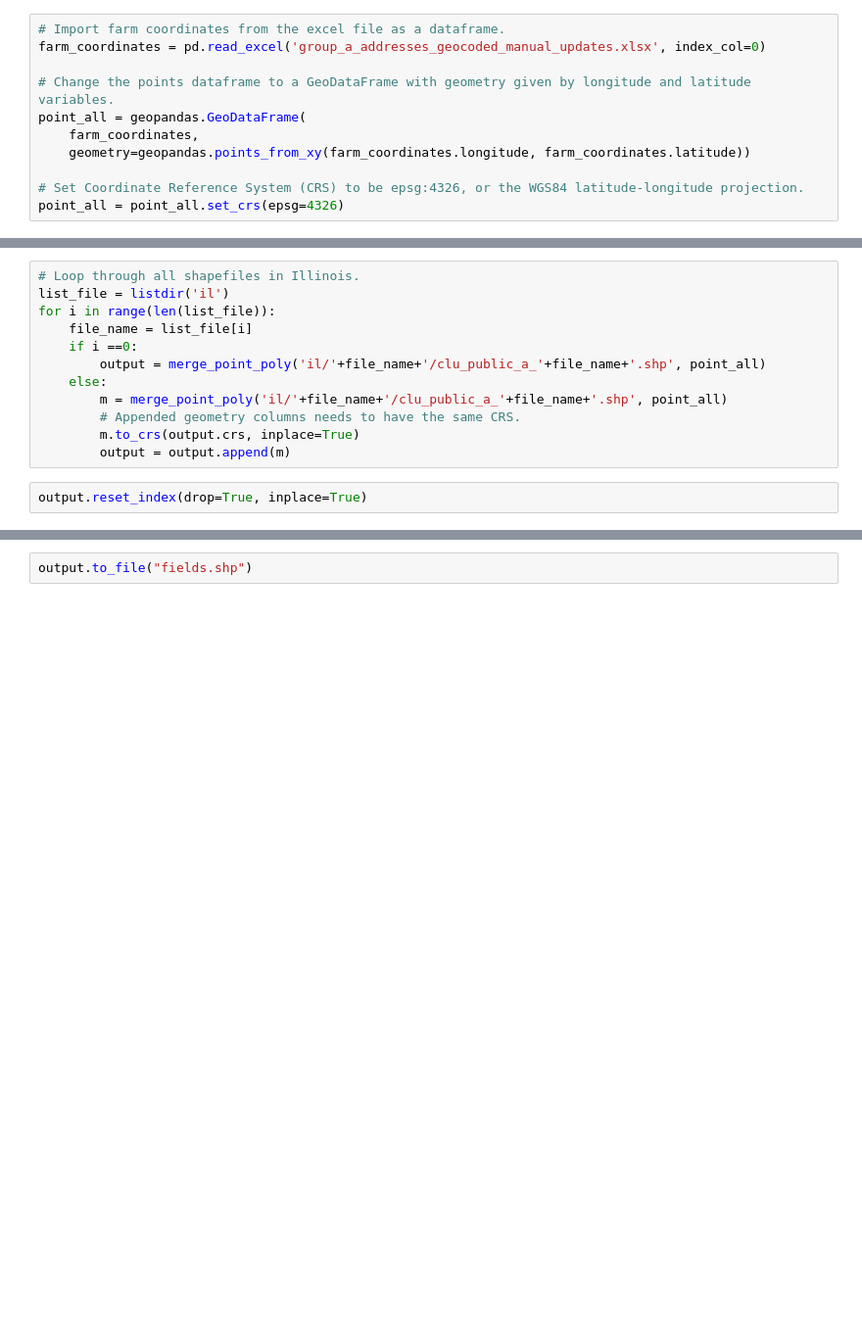
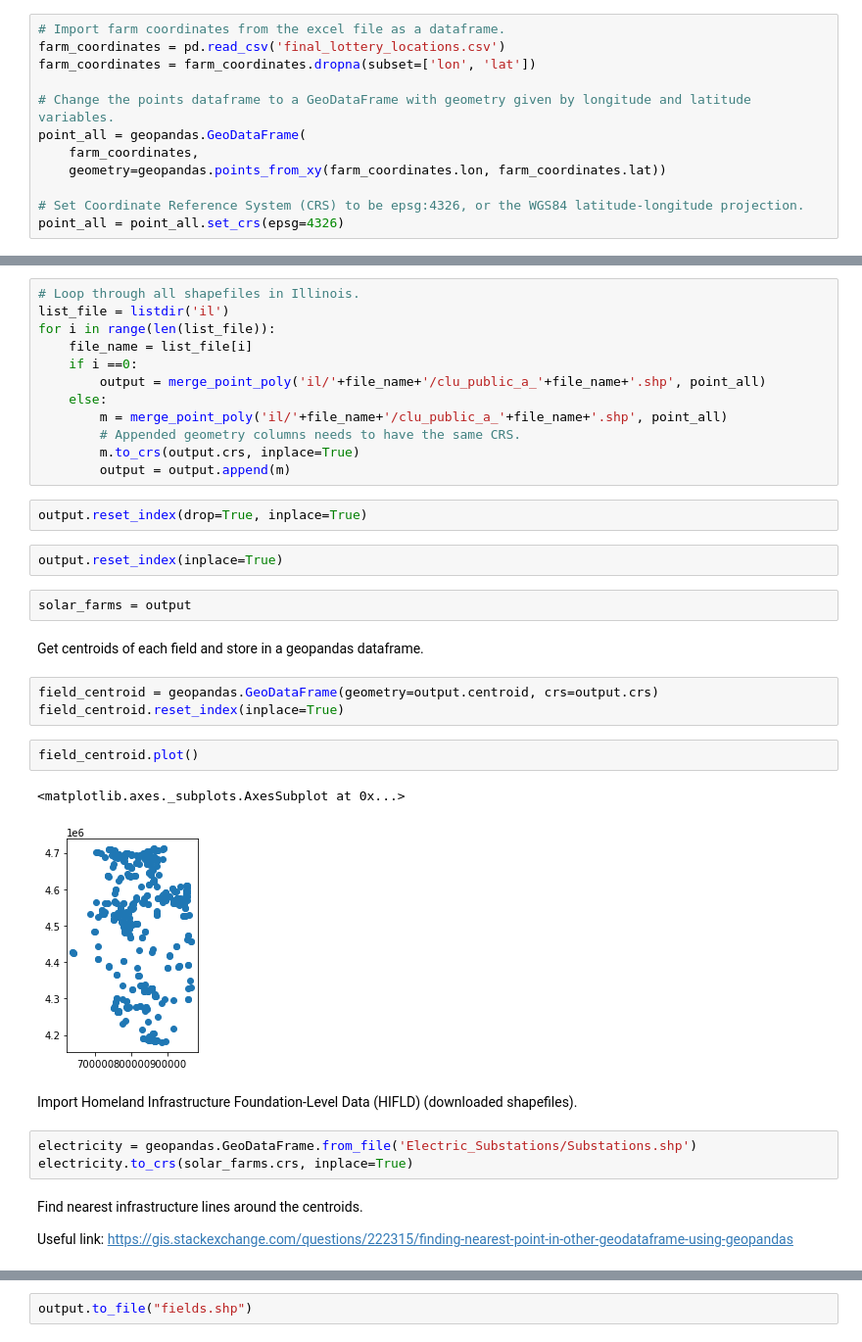
Before and after one commit to sara-johns/solar-farms, a Jupyter notebook: Merge Points with Field Shapefile.ipynb, the cells around one changed output, grey strips where cells are left out. Shown at 98% size. Saved outputs shown, nothing was run; the diff lists cells and outputs as text; blank space fills up the shorter version.

Commit message:
Updated Jupyter Merging Points to Fields
1. Merge points to fields;
2. Find nearest tower and calculate distances;
3. Find all fields within the maximum distance to each tower.

```diff
--- a/Merge Points with Field Shapefile.ipynb
+++ b/Merge Points with Field Shapefile.ipynb
@@ -35,12 +41,13 @@ Notes: If having trouble installing geopandas (/fiona/GDAL), please visit https:
 If there is problem with shapely.geos, first pip uninstall shapely within conda prompt, then conda install shapely.
 # %%
 # Import farm coordinates from the excel file as a dataframe.
-farm_coordinates = pd.read_excel('group_a_addresses_geocoded_manual_updates.xlsx', index_col=0)
+farm_coordinates = pd.read_csv('final_lottery_locations.csv')
+farm_coordinates = farm_coordinates.dropna(subset=['lon', 'lat'])
 
 # Change the points dataframe to a GeoDataFrame with geometry given by longitude and latitude variables.
 point_all = geopandas.GeoDataFrame(
     farm_coordinates,
-    geometry=geopandas.points_from_xy(farm_coordinates.longitude, farm_coordinates.latitude))
+    geometry=geopandas.points_from_xy(farm_coordinates.lon, farm_coordinates.lat))
 
 # Set Coordinate Reference System (CRS) to be epsg:4326, or the WGS84 latitude-longitude projection.
 point_all = point_all.set_crs(epsg=4326)
@@ -78,3 +89,26 @@ for i in range(len(list_file)):
         output = output.append(m)
 # %%
 output.reset_index(drop=True, inplace=True)
+# %%
+output.reset_index(inplace=True)
+# %%
+solar_farms = output
+# %% [markdown]
+Get centroids of each field and store in a geopandas dataframe.
+# %%
+field_centroid = geopandas.GeoDataFrame(geometry=output.centroid, crs=output.crs)
+field_centroid.reset_index(inplace=True)
+# %%
+field_centroid.plot()
+# %% [output]
+<matplotlib.axes._subplots.AxesSubplot at 0x...>
+[figure, added]
+# %% [markdown]
+Import Homeland Infrastructure Foundation-Level Data (HIFLD) (downloaded shapefiles).
+# %%
+electricity = geopandas.GeoDataFrame.from_file('Electric_Substations/Substations.shp')
+electricity.to_crs(solar_farms.crs, inplace=True)
+# %% [markdown]
+Find nearest infrastructure lines around the centroids.
+
+Useful link: https://gis.stackexchange.com/questions/222315/finding-nearest-point-in-other-geodataframe-using-geopandas
```
Also changed, not shown: parts of 16 cells of this notebook.
